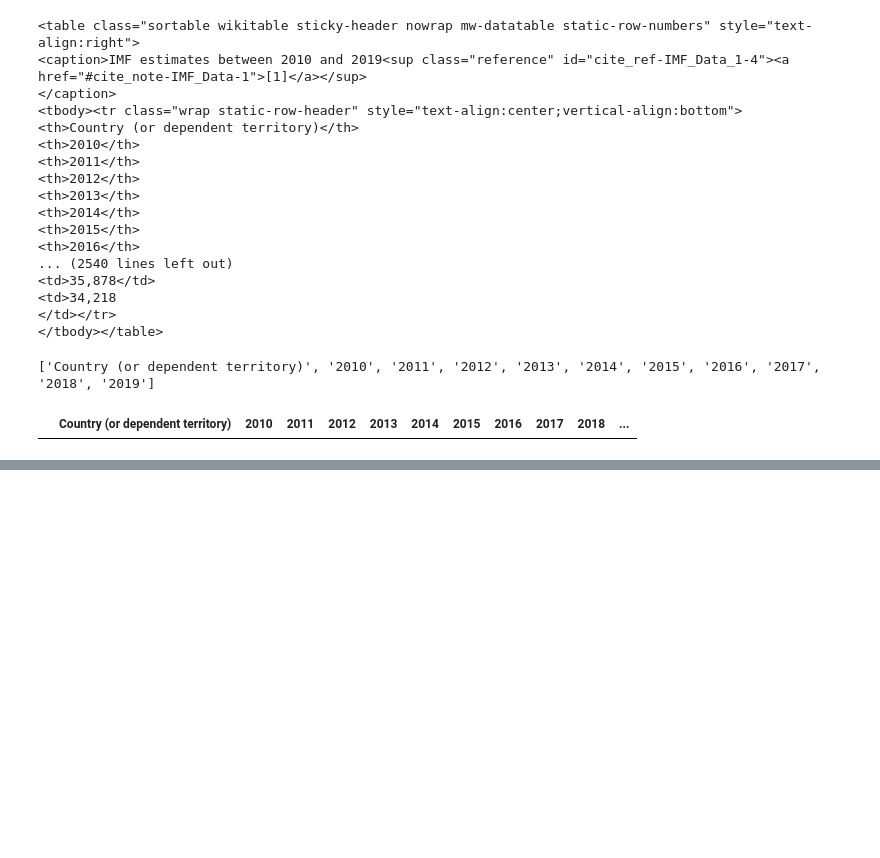
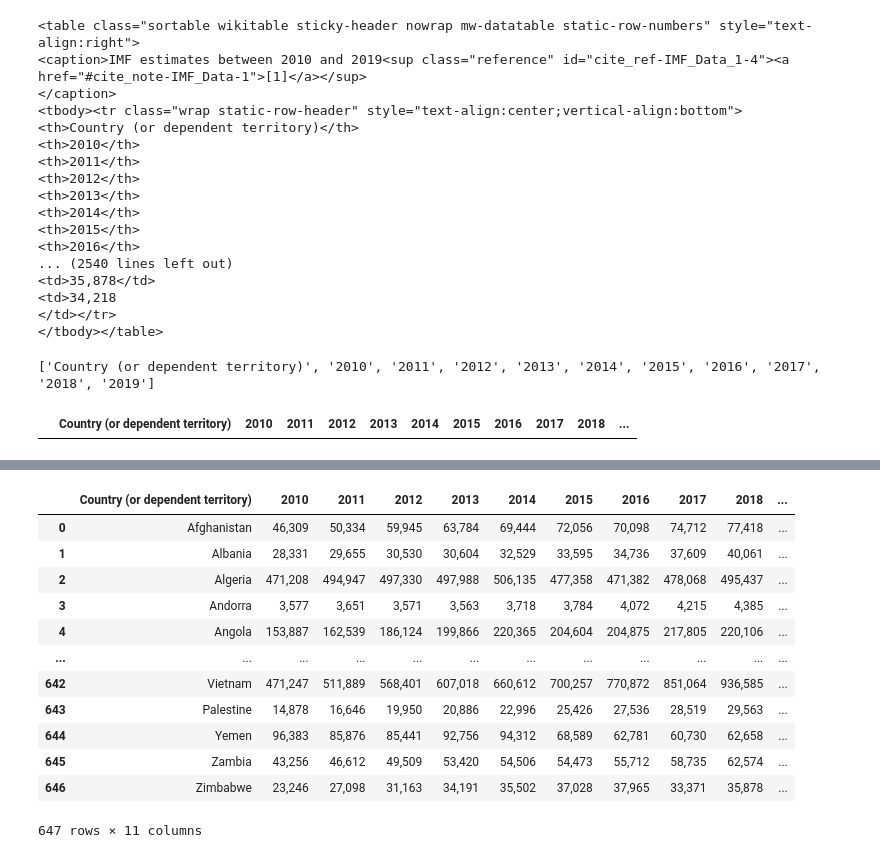
Before and after one commit to Ijaz-M1/Wiki_Web_Scraping, a Jupyter notebook: web_scrape.ipynb, the cells around one changed output, grey strips where cells are left out. Drawn from its saved outputs; the diff is of its cells as text; code cells hidden in the pictures; blank space fills up the shorter version.

Commit message:
Web scraped table with data

```diff
--- a/web_scrape.ipynb
+++ b/web_scrape.ipynb
@@ -41,3 +41,16 @@ df = pd.DataFrame(columns = table_titles)
 df
 # %% [output]
 |  | Country (or dependent territory) | 2010 | 2011 | 2012 | 2013 | 2014 | 2015 | 2016 | 2017 | 2018 | ... |
+# %%
+column_data = table.find_all('tr')
+# %%
+for row in column_data[1:]:
+    row_data = row.find_all('td')
+    individual_row_data = [data.text.strip() for data in row_data]
+    print(individual_row_data)
+
+    if individual_row_data[0] == "Syria":
+        continue
+
+    length = len(df)
+    df.loc[length] = individual_row_data
@@ -43,0 +75,16 @@ df
+# %%
+df
+# %% [output]
+|  | Country (or dependent territory) | 2010 | 2011 | 2012 | 2013 | 2014 | 2015 | 2016 | 2017 | 2018 | ... |
+| 0 | Afghanistan | 46,309 | 50,334 | 59,945 | 63,784 | 69,444 | 72,056 | 70,098 | 74,712 | 77,418 | ... |
+| 1 | Albania | 28,331 | 29,655 | 30,530 | 30,604 | 32,529 | 33,595 | 34,736 | 37,609 | 40,061 | ... |
+| 2 | Algeria | 471,208 | 494,947 | 497,330 | 497,988 | 506,135 | 477,358 | 471,382 | 478,068 | 495,437 | ... |
+| 3 | Andorra | 3,577 | 3,651 | 3,571 | 3,563 | 3,718 | 3,784 | 4,072 | 4,215 | 4,385 | ... |
+| 4 | Angola | 153,887 | 162,539 | 186,124 | 199,866 | 220,365 | 204,604 | 204,875 | 217,805 | 220,106 | ... |
+| ... | ... | ... | ... | ... | ... | ... | ... | ... | ... | ... | ... |
+| 642 | Vietnam | 471,247 | 511,889 | 568,401 | 607,018 | 660,612 | 700,257 | 770,872 | 851,064 | 936,585 | ... |
+| 643 | Palestine | 14,878 | 16,646 | 19,950 | 20,886 | 22,996 | 25,426 | 27,536 | 28,519 | 29,563 | ... |
+| 644 | Yemen | 96,383 | 85,876 | 85,441 | 92,756 | 94,312 | 68,589 | 62,781 | 60,730 | 62,658 | ... |
+| 645 | Zambia | 43,256 | 46,612 | 49,509 | 53,420 | 54,506 | 54,473 | 55,712 | 58,735 | 62,574 | ... |
+| 646 | Zimbabwe | 23,246 | 27,098 | 31,163 | 34,191 | 35,502 | 37,028 | 37,965 | 33,371 | 35,878 | ... |
+647 rows × 11 columns
```
Also changed, not shown: parts of 1 cell of this notebook.
